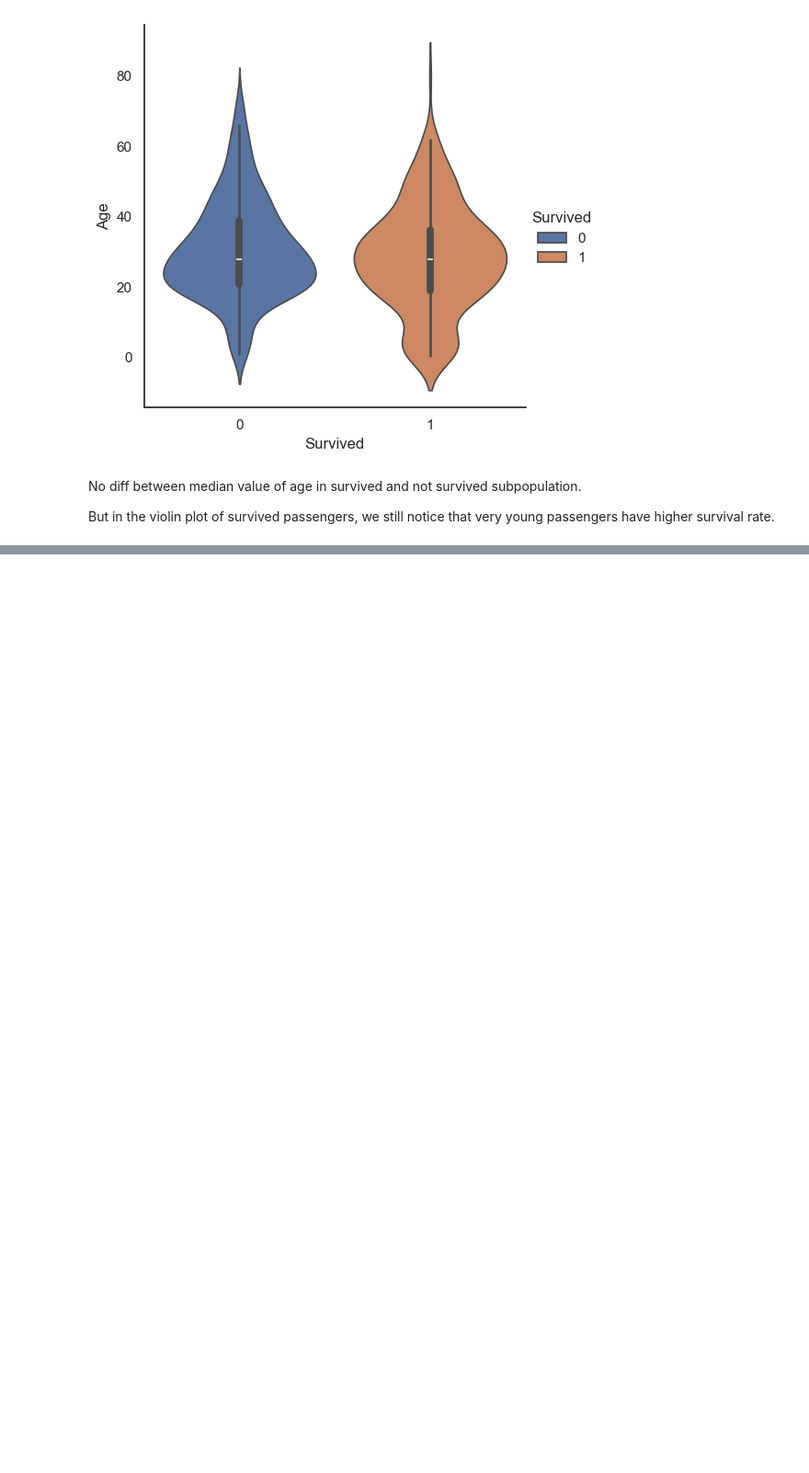
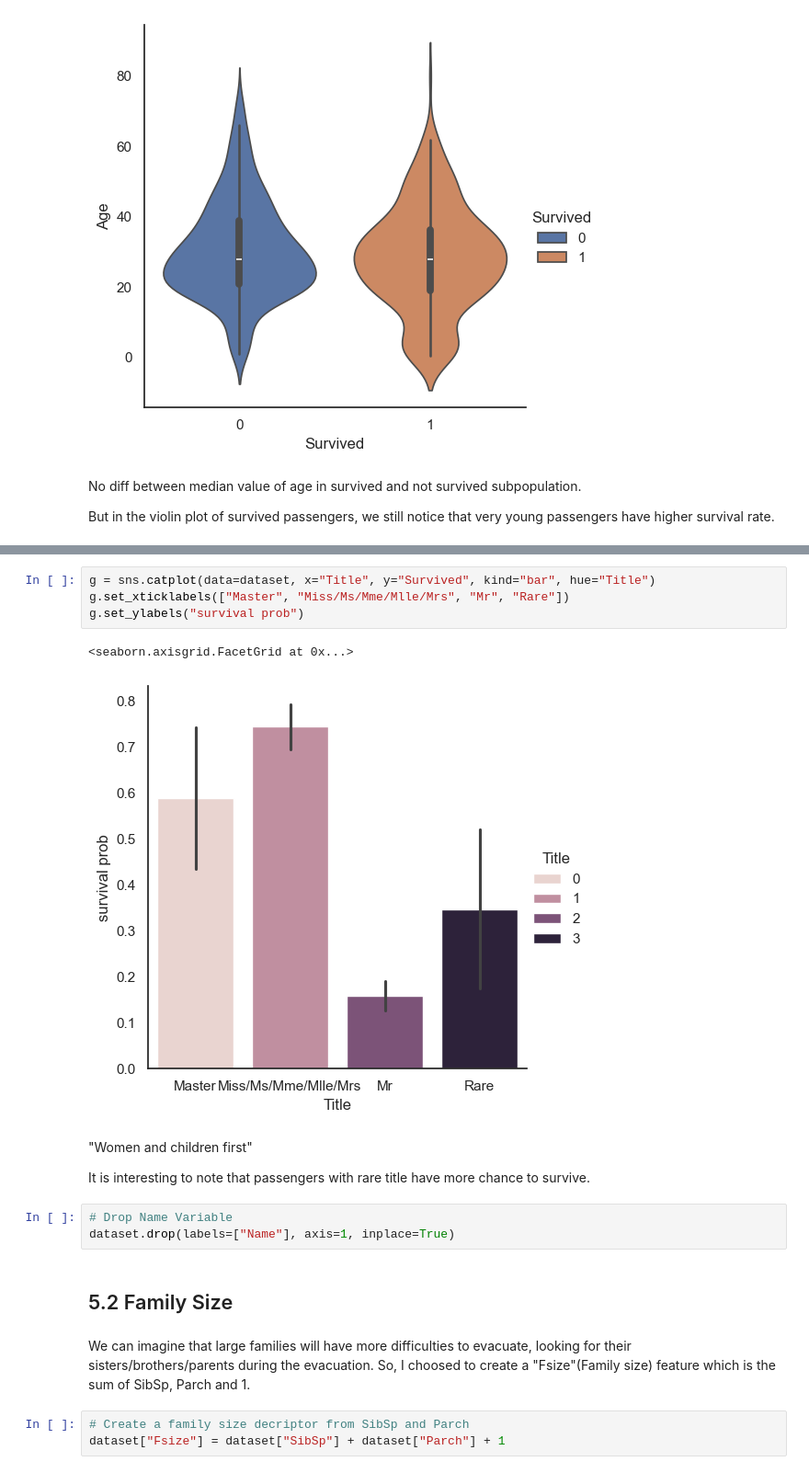
Before and after one commit to geniemo/kaggle-transcription, a Jupyter notebook: Titanic-Machine-Learning-From-Disaster/Titanic Top 4% with ensemble modeling/2.ipynb, the cells around one changed output, grey strips where cells are left out. Shown at 92% size. Saved outputs shown, nothing was run; the diff lists cells and outputs as text; blank space fills up the shorter version.

```diff
--- a/Titanic-Machine-Learning-From-Disaster/Titanic Top 4% with ensemble modeling/2.ipynb
+++ b/Titanic-Machine-Learning-From-Disaster/Titanic Top 4% with ensemble modeling/2.ipynb
@@ -552,0 +637,21 @@ But in the violin plot of survived passengers, we still notice that very young p
+# %%
+g = sns.catplot(data=dataset, x="Title", y="Survived", kind="bar", hue="Title")
+g.set_xticklabels(["Master", "Miss/Ms/Mme/Mlle/Mrs", "Mr", "Rare"])
+g.set_ylabels("survival prob")
+# %% [output]
+<seaborn.axisgrid.FacetGrid at 0x...>
+[figure, added]
+# %% [markdown]
+"Women and children first"
+
+It is interesting to note that passengers with rare title have more chance to survive.
+# %%
+# Drop Name Variable
+dataset.drop(labels=["Name"], axis=1, inplace=True)
+# %% [markdown]
+## 5.2 Family Size
+# %% [markdown]
+We can imagine that large families will have more difficulties to evacuate, looking for their sisters/brothers/parents during the evacuation. So, I choosed to create a "Fsize"(Family size) feature which is the sum of SibSp, Parch and 1.
+# %%
+# Create a family size decriptor from SibSp and Parch
+dataset["Fsize"] = dataset["SibSp"] + dataset["Parch"] + 1
```
Also changed, not shown: parts of 36 cells of this notebook.
